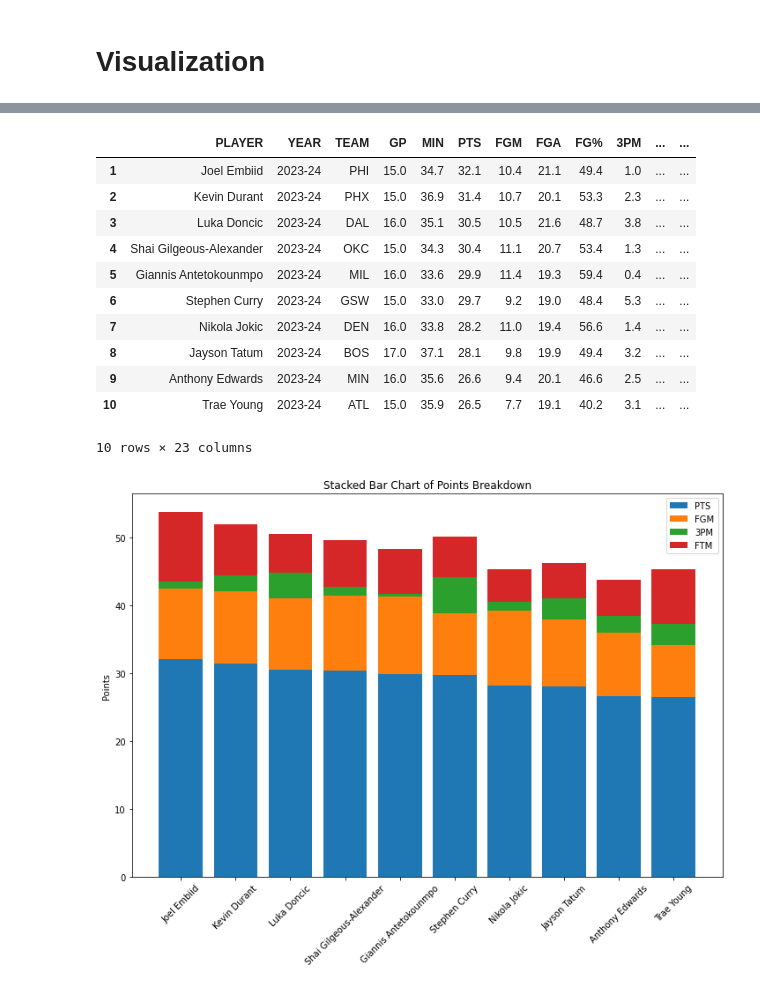
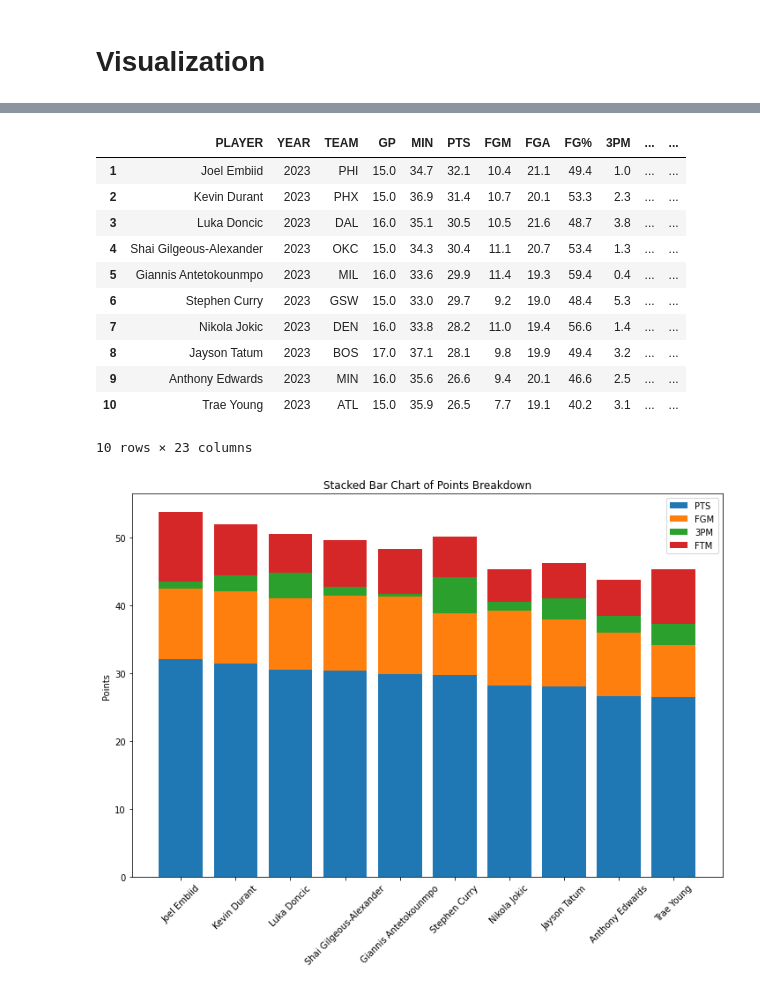
Before and after one commit to VincentGordon-Data-Analyst/nba-web-scraping-project, a Jupyter notebook: nba-data-clearning.ipynb, the cells around one changed output, grey strips where cells are left out. Saved outputs shown, nothing was run; the diff lists cells and outputs as text; code cells hidden in the pictures.

```diff
--- a/nba-data-clearning.ipynb
+++ b/nba-data-clearning.ipynb
@@ -75,3 +66,7 @@ Number of teams: 34
+# %%
+# Convert Year columns to int
+df['YEAR'] = df['YEAR'].str.replace(r'-\d+', '', regex=True)
+df['YEAR'] = df['YEAR'].astype('int')
 # %%
 df.info()
 # %% [output]
@@ -109,21 +104,21 @@ plt.show()
 df = df.loc[df['PTS'] >= 15]
 # %%
 # Find the top 10 scorers of the 2022-23 season
-top_ten_df = df.loc[df['YEAR'] == '2023-24'].head(10)
+top_ten_df = df.loc[df['YEAR'] == 2023].head(10)
 top_ten_df.sort_values(by='PTS', ascending=False, inplace=True)
 top_ten_df
 # %% [output]
 |  | PLAYER | YEAR | TEAM | GP | MIN | PTS | FGM | FGA | FG% | 3PM | ... | ... |
-| 1 | Joel Embiid | 2023-24 | PHI | 15.0 | 34.7 | 32.1 | 10.4 | 21.1 | 49.4 | 1.0 | ... | ... |
-| 2 | Kevin Durant | 2023-24 | PHX | 15.0 | 36.9 | 31.4 | 10.7 | 20.1 | 53.3 | 2.3 | ... | ... |
-| 3 | Luka Doncic | 2023-24 | DAL | 16.0 | 35.1 | 30.5 | 10.5 | 21.6 | 48.7 | 3.8 | ... | ... |
-| 4 | Shai Gilgeous-Alexander | 2023-24 | OKC | 15.0 | 34.3 | 30.4 | 11.1 | 20.7 | 53.4 | 1.3 | ... | ... |
-| 5 | Giannis Antetokounmpo | 2023-24 | MIL | 16.0 | 33.6 | 29.9 | 11.4 | 19.3 | 59.4 | 0.4 | ... | ... |
-| 6 | Stephen Curry | 2023-24 | GSW | 15.0 | 33.0 | 29.7 | 9.2 | 19.0 | 48.4 | 5.3 | ... | ... |
-| 7 | Nikola Jokic | 2023-24 | DEN | 16.0 | 33.8 | 28.2 | 11.0 | 19.4 | 56.6 | 1.4 | ... | ... |
-| 8 | Jayson Tatum | 2023-24 | BOS | 17.0 | 37.1 | 28.1 | 9.8 | 19.9 | 49.4 | 3.2 | ... | ... |
-| 9 | Anthony Edwards | 2023-24 | MIN | 16.0 | 35.6 | 26.6 | 9.4 | 20.1 | 46.6 | 2.5 | ... | ... |
-| 10 | Trae Young | 2023-24 | ATL | 15.0 | 35.9 | 26.5 | 7.7 | 19.1 | 40.2 | 3.1 | ... | ... |
+| 1 | Joel Embiid | 2023 | PHI | 15.0 | 34.7 | 32.1 | 10.4 | 21.1 | 49.4 | 1.0 | ... | ... |
+| 2 | Kevin Durant | 2023 | PHX | 15.0 | 36.9 | 31.4 | 10.7 | 20.1 | 53.3 | 2.3 | ... | ... |
+| 3 | Luka Doncic | 2023 | DAL | 16.0 | 35.1 | 30.5 | 10.5 | 21.6 | 48.7 | 3.8 | ... | ... |
+| 4 | Shai Gilgeous-Alexander | 2023 | OKC | 15.0 | 34.3 | 30.4 | 11.1 | 20.7 | 53.4 | 1.3 | ... | ... |
+| 5 | Giannis Antetokounmpo | 2023 | MIL | 16.0 | 33.6 | 29.9 | 11.4 | 19.3 | 59.4 | 0.4 | ... | ... |
+| 6 | Stephen Curry | 2023 | GSW | 15.0 | 33.0 | 29.7 | 9.2 | 19.0 | 48.4 | 5.3 | ... | ... |
+| 7 | Nikola Jokic | 2023 | DEN | 16.0 | 33.8 | 28.2 | 11.0 | 19.4 | 56.6 | 1.4 | ... | ... |
+| 8 | Jayson Tatum | 2023 | BOS | 17.0 | 37.1 | 28.1 | 9.8 | 19.9 | 49.4 | 3.2 | ... | ... |
+| 9 | Anthony Edwards | 2023 | MIN | 16.0 | 35.6 | 26.6 | 9.4 | 20.1 | 46.6 | 2.5 | ... | ... |
+| 10 | Trae Young | 2023 | ATL | 15.0 | 35.9 | 26.5 | 7.7 | 19.1 | 40.2 | 3.1 | ... | ... |
 10 rows × 23 columns
 # %%
 # Create stacked bar plot
```
Also changed, not shown: parts of 5 cells of this notebook.
